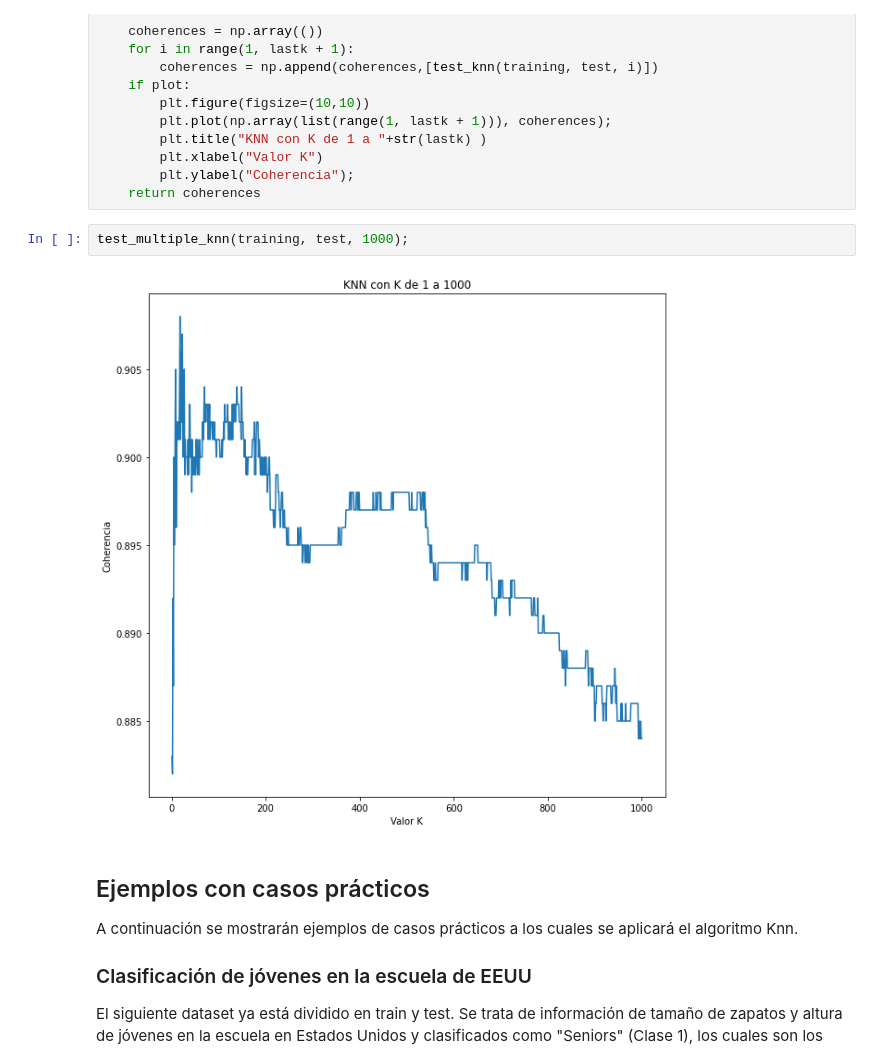
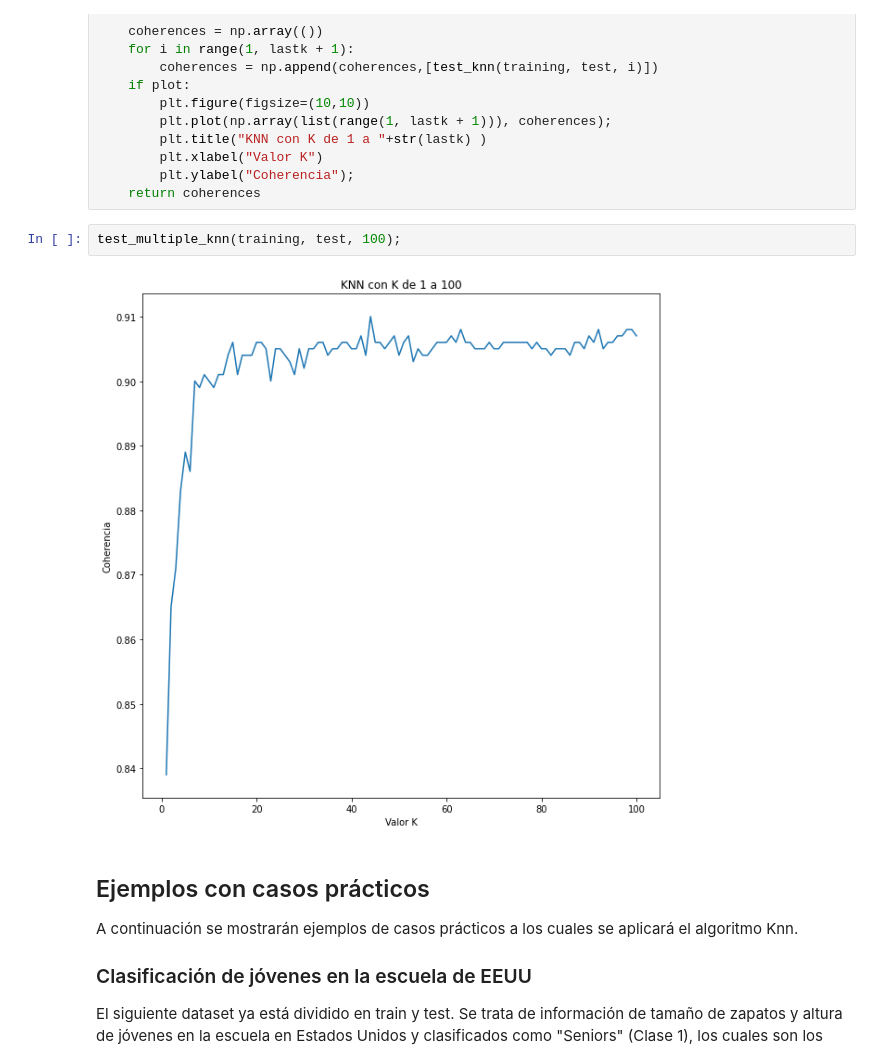
Before and after one commit to fedezimm/TP-IA-KNN, a Jupyter notebook: TP Final.ipynb, the cells around one changed output. Saved outputs shown, nothing was run; the diff lists cells and outputs as text.

```diff
--- a/TP Final.ipynb
+++ b/TP Final.ipynb
@@ -429,9 +427,9 @@ def test_multiple_knn(training, test, lastk = 10, plot=True):
         plt.ylabel("Coherencia");
     return coherences
 # %%
-test_multiple_knn(training, test, 1000);
+test_multiple_knn(training, test, 100);
 # %% [output]
-[figure, old version]
+[figure, new version]
 # %% [markdown]
 ## Ejemplos con casos prácticos
 A continuación se mostrarán ejemplos de casos prácticos a los cuales se aplicará el algoritmo Knn.
```
Also changed, not shown: parts of 23 cells of this notebook, 2 other files.
